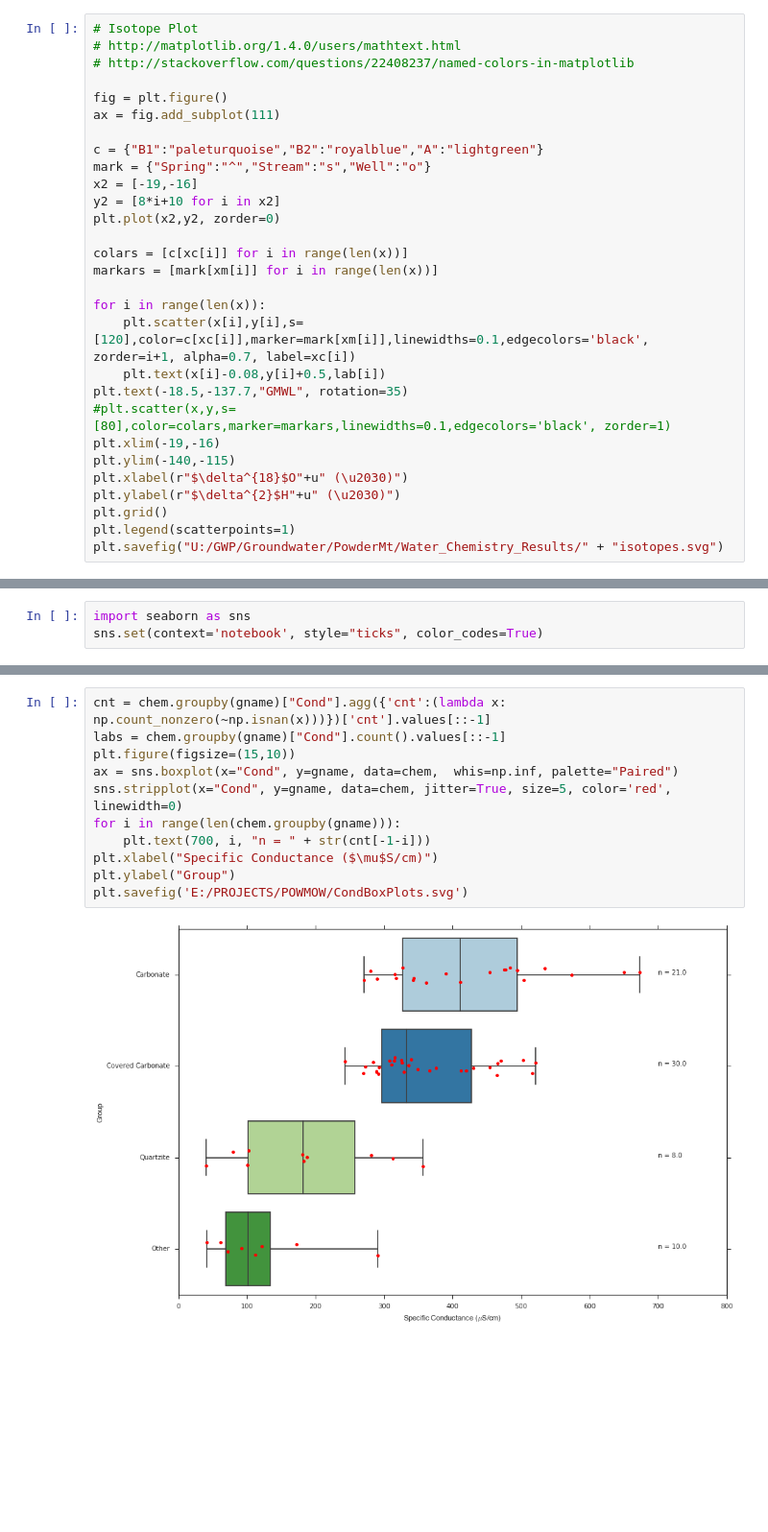
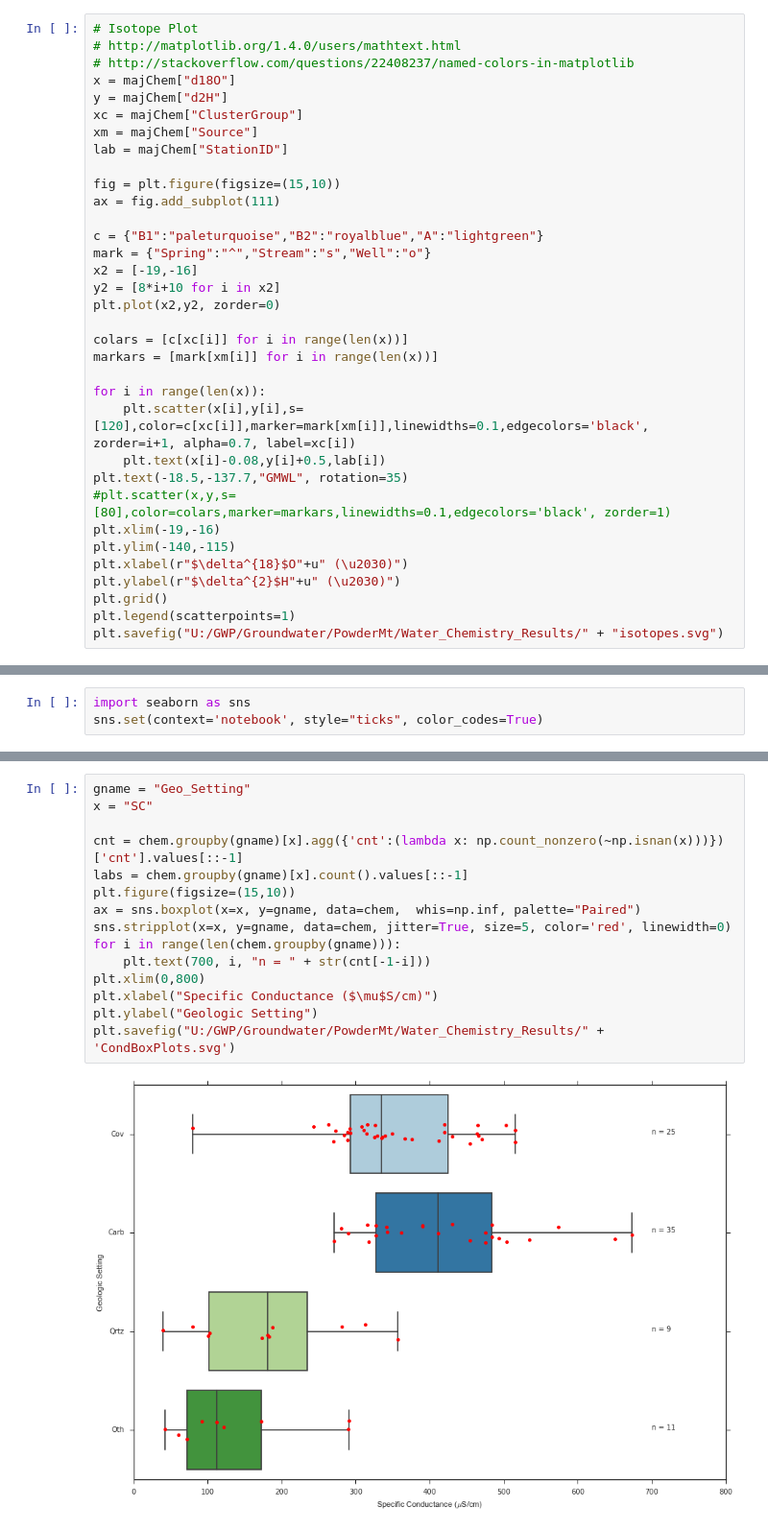
Before and after one commit to inkenbrandt/IPython, a Jupyter notebook: Powmow Stats.ipynb, the cells around one changed output, grey strips where cells are left out. Shown at 96% size. Drawn from its saved outputs; the diff is of its cells as text; blank space fills up the shorter version.

```diff
--- a/Powmow Stats.ipynb
+++ b/Powmow Stats.ipynb
@@ -124,8 +121,13 @@ $\delta\mathrm D = 8.0\cdot\delta^{18}\mathrm O + 10{}^{0\!}\!/\!_{00}$
 # Isotope Plot
 # http://matplotlib.org/1.4.0/users/mathtext.html
 # http://stackoverflow.com/questions/22408237/named-colors-in-matplotlib
+x = majChem["d18O"]
+y = majChem["d2H"]
+xc = majChem["ClusterGroup"]
+xm = majChem["Source"]
+lab = majChem["StationID"]
 
-fig = plt.figure()
+fig = plt.figure(figsize=(15,10))
 ax = fig.add_subplot(111)
 
 c = {"B1":"paleturquoise","B2":"royalblue","A":"lightgreen"}
@@ -159,13 +159,17 @@ gname = "Group"
 # %%
-cnt = chem.groupby(gname)["Cond"].agg({'cnt':(lambda x: np.count_nonzero(~np.isnan(x)))})['cnt'].values[::-1]
-labs = chem.groupby(gname)["Cond"].count().values[::-1]
+gname = "Geo_Setting"
+x = "SC"
+
+cnt = chem.groupby(gname)[x].agg({'cnt':(lambda x: np.count_nonzero(~np.isnan(x)))})['cnt'].values[::-1]
+labs = chem.groupby(gname)[x].count().values[::-1]
 plt.figure(figsize=(15,10))
-ax = sns.boxplot(x="Cond", y=gname, data=chem,  whis=np.inf, palette="Paired")
-sns.stripplot(x="Cond", y=gname, data=chem, jitter=True, size=5, color='red', linewidth=0)
+ax = sns.boxplot(x=x, y=gname, data=chem,  whis=np.inf, palette="Paired")
+sns.stripplot(x=x, y=gname, data=chem, jitter=True, size=5, color='red', linewidth=0)
 for i in range(len(chem.groupby(gname))):
     plt.text(700, i, "n = " + str(cnt[-1-i]))
+plt.xlim(0,800)
 plt.xlabel("Specific Conductance ($\mu$S/cm)")
-plt.ylabel("Group")
-plt.savefig('E:/PROJECTS/POWMOW/CondBoxPlots.svg')
+plt.ylabel("Geologic Setting")
+plt.savefig("U:/GWP/Groundwater/PowderMt/Water_Chemistry_Results/" + 'CondBoxPlots.svg')
 # %% [output]
-[figure, old version]
+[figure, new version]
```
Also changed, not shown: parts of 11 cells of this notebook, 13 other files.
